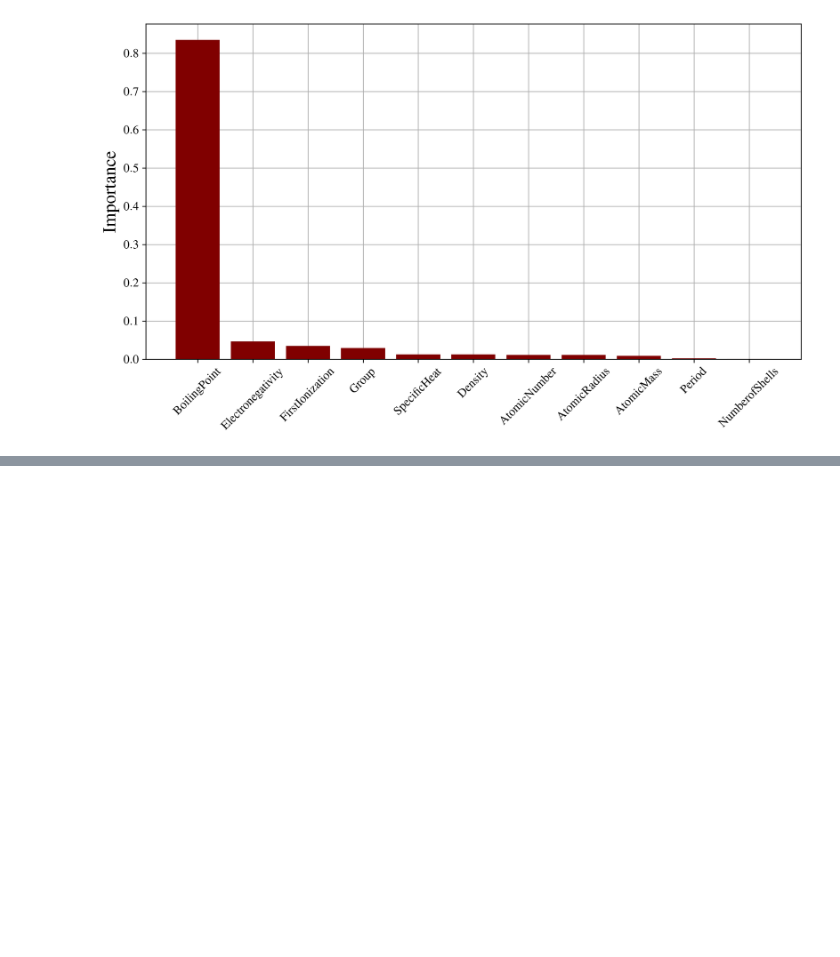
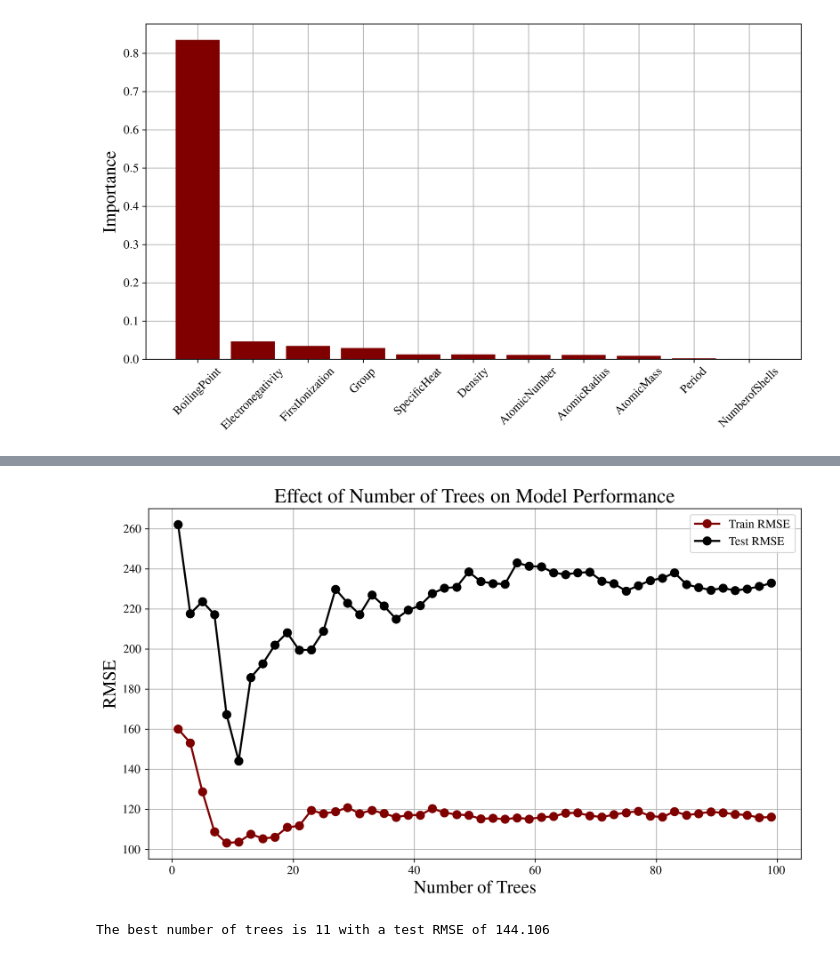
Before and after one commit to gabemorris12/machine_learning, a Jupyter notebook: Homework 1/Machine Learning Homework 1.ipynb, the cells around one changed output, grey strips where cells are left out. Cells and saved outputs as stored; diff of their text form; code cells hidden in the pictures; blank space fills up the shorter version.

```diff
--- a/Homework 1/Machine Learning Homework 1.ipynb
+++ b/Homework 1/Machine Learning Homework 1.ipynb
@@ -113,0 +120,36 @@ The results show that the boiling point, electronegativity, and the first ioniza
+# %%
+# Varying the number of trees from 1 to 100 and tracking RMSE
+tree_counts = list(range(1, 101, 2))
+train_rmse_values = []
+test_rmse_values = []
+
+for n_trees in tree_counts:
+    model = RandomForestRegressor(n_estimators=n_trees, random_state=12)
+    model.fit(X_train, y_train)
+
+    y_pred_train = model.predict(X_train)
+    y_pred_test = model.predict(X_test)
+
+    train_rmse = np.sqrt(mean_squared_error(y_train, y_pred_train))
+    test_rmse = np.sqrt(mean_squared_error(y_test, y_pred_test))
+
+    train_rmse_values.append(train_rmse)
+    test_rmse_values.append(test_rmse)
+
+# Plot the results
+fig, ax = plt.subplots()
+ax.plot(tree_counts, train_rmse_values, label='Train RMSE', marker='o')
+ax.plot(tree_counts, test_rmse_values, label='Test RMSE', marker='o')
+ax.set_xlabel('Number of Trees')
+ax.set_ylabel('RMSE')
+ax.set_title('Effect of Number of Trees on Model Performance')
+ax.legend()
+plt.grid(True)
+plt.show()
+
+# Find the best number of trees (based on lowest test RMSE)
+best_n_trees = tree_counts[np.argmin(test_rmse_values)]
+print(f"The best number of trees is {best_n_trees} with a test RMSE of {min(test_rmse_values):.3f}")
+# %% [output]
+[figure, added]
+The best number of trees is 11 with a test RMSE of 144.106
```
Also changed, not shown: parts of 8 cells of this notebook, 2 other files.
